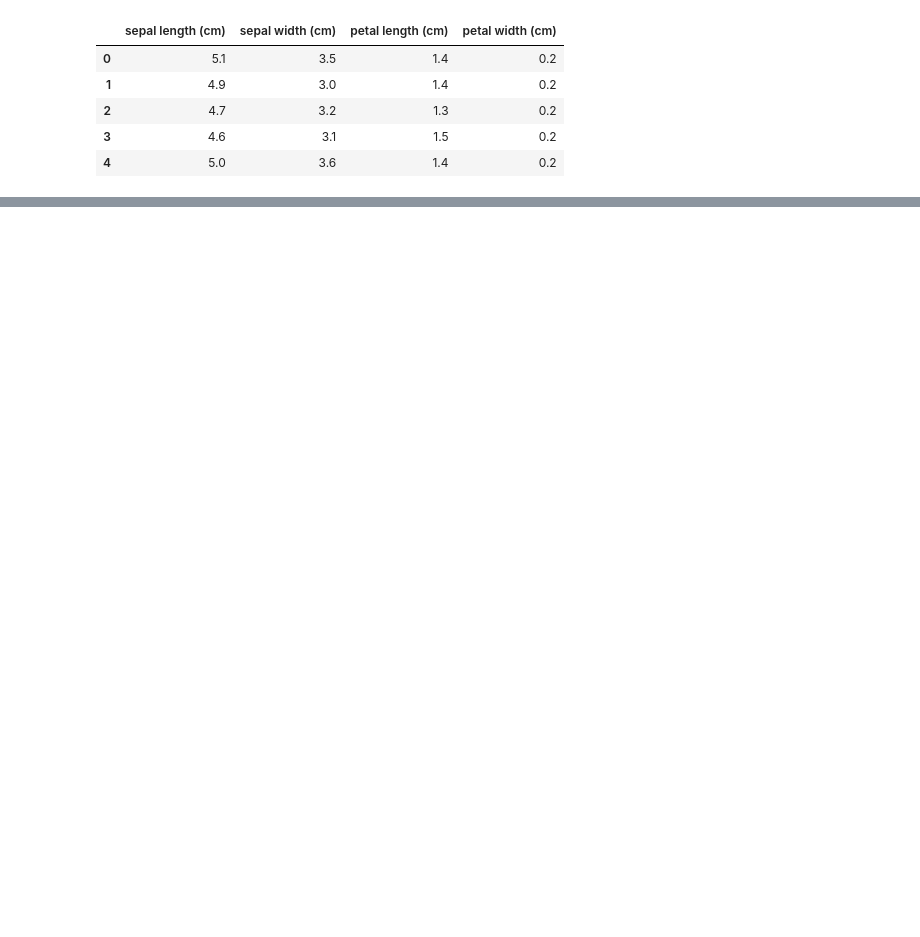
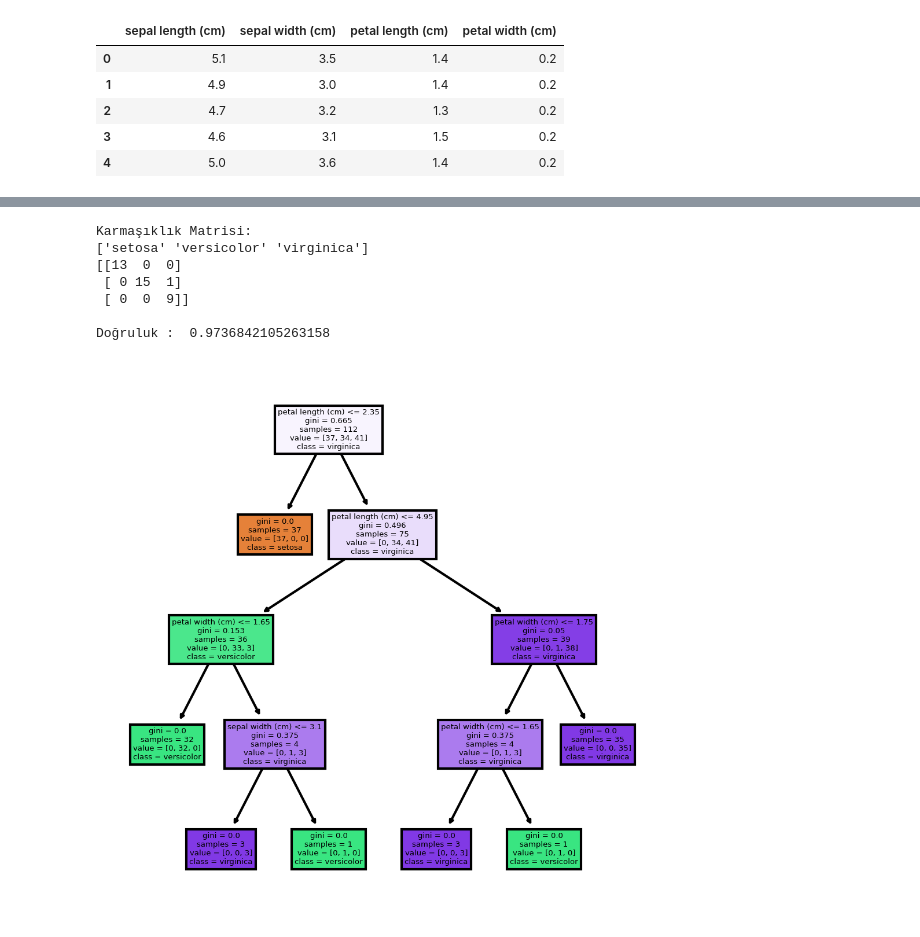
Before and after one commit to boduremre/PratikteBTveBSUygulamalariOdev2, a Jupyter notebook: soru1_b141210306_emre_bodur.ipynb, the cells around one changed output, grey strips where cells are left out. Cells and saved outputs as stored; diff of their text form; code cells hidden in the pictures; blank space fills up the shorter version.

```diff
--- a/soru1_b141210306_emre_bodur.ipynb
+++ b/soru1_b141210306_emre_bodur.ipynb
@@ -151,0 +119,66 @@ plt.yticks(())
+# %%
+# Karar ağacı algoritması ile bir model nesnesi tanımlayalım.
+model = DecisionTreeClassifier()
+
+# Oluşturduğumuz modeli verilerimiz ile eğitelim.
+model.fit(X_train, y_train)
+
+# Modelimizi eğittik.
+# Uygulamamızda kullanacağımız veri miktarı büyüdüğünde modeli eğitmek zaman alabilir.
+# Veya başarı oranı her zaman yakalanmayabilir.
+# Bu nedenle modeli birkez eğittikten sonra kaydederek kayıtlı modelden çalıştırmak faydalı olacaktır.
+# Eğittiğimiz modeli dosyaya kaydedelim.
+# Bunun için sklearn tarafından sunulan joblib modülünü kullacağız.
+# Hangi algoritma seçilecekse ona ilişkin satır kullanılmalıdır.
+#joblib.dump(model, 'egitilmis_model_DecisionTree.joblib')
+
+# Eğittiğimiz modeli dosyadan yükleyelim.
+# Eğitilen bir modeli kullanacağımı için yukarıdaki model.fit(X_train, y_train) satırını comment satırı yapmalıyız.
+#model = joblib.load('egitilmis_model_DecisionTree.joblib')
+
+# Test Seti ile tahmin yaptım ayırdığım test setimi (X_test) kullanarak oluşturduğum model
+# ile tahmin yapalım ve elde ettiğimiz set (y_pred) ile hedef değişken (y_test) test setimizi karşılaştıralım.
+y_pred = model.predict(X_test)
+
+# Tahmin Sonuçlarını Test Sonuçları ile Karşılaştırma
+# Hata matrisi (confusion matrix) kullanarak modelin başarısını ölçelim:
+print('Karmaşıklık Matrisi:')
+print(irisData.target_names)
+print(confusion_matrix(y_test, y_pred))
+
+# Karmaşıklık Matrisini Yorumlayalım
+# 38 tane test kaydında Setosa sınıfına ait 13 tane kayıt varmış ve hepsi doğru tahmin edilmiş.
+# 16 tane versicolor varmış bunların 15 tanesini doğru 1 tanesini ise virginica olarak tahmin edilmiş.
+# 9 tane virginica varmış ve hepsi de başarıyla virginica olarak tahmin edilmiş.
+
+# Başarı Oranı
+# Bu örneğimizde modelimiz test_size = 0.25 ile GaussianNB sınıfını kullanarak %100 oranında başarı ile çalıştı.
+print ("\nDoğruluk : ", accuracy_score(y_test, y_pred))
+
+# @link https://towardsdatascience.com/machine-learning-basics-naive-bayes-classification-964af6f2a965
+# Gerçek Değerlerin Öngörülen Değerlerle Karşılaştırılması
+# Bu adımda, hem orijinal Test setinin (y_test) hem de tahmin edilen sonuçların (y_pred)
+# sınıflandırılmış değerlerini karşılaştırmak için bir Pandas DataFrame oluşturulur.
+#df = pd.DataFrame({'Gerçek Değerler':y_test, 'Tahmin Edilen Değerler':y_pred})
+#df
+
+# modeli görsel olarak incelemek için ağaç nesnei ile export ediyorum.
+# dot uzantılı dosyayı Visual Studio Code ile açabiliriz.
+# Ağacı görüntülemek için joaompinto.vscode-graphviz eklentisi yüklü olmalıdır.
+tree.export_graphviz(model, out_file = 'model_tree.dot', label = 'all', filled = True, rounded = True)
+
+# modeli görsel olarak ekranda gösterelim ve resim olarak kaydedelim.
+fn=['sepal length (cm)','sepal width (cm)','petal length (cm)','petal width (cm)']
+cn=['setosa', 'versicolor', 'virginica']
+fig, axes = plt.subplots(nrows = 1, ncols = 1, figsize = (4,4), dpi=300)
+tree.plot_tree(model, feature_names = fn, class_names=cn, filled = True);
+fig.savefig('imagename.png')
+# %% [output]
+Karmaşıklık Matrisi:
+['setosa' 'versicolor' 'virginica']
+[[13  0  0]
+ [ 0 15  1]
+ [ 0  0  9]]
+
+Doğruluk :  0.9736842105263158
+[figure, added]
```
Also changed, not shown: parts of 17 cells of this notebook.
